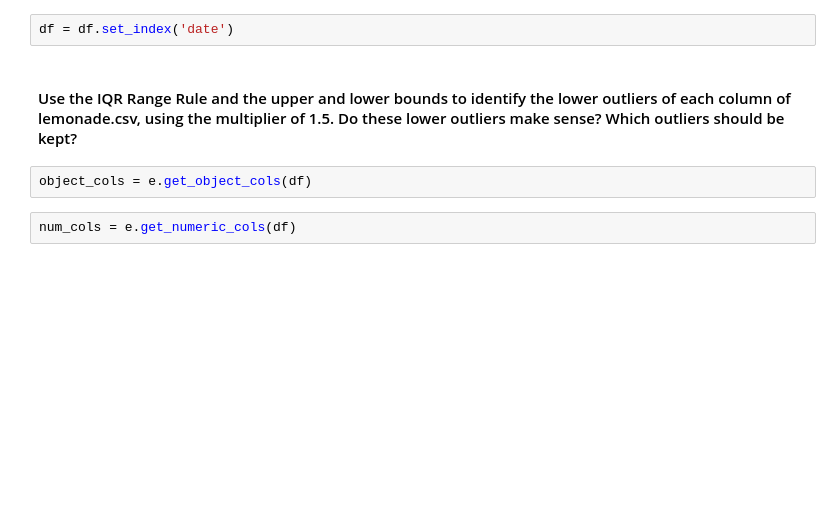
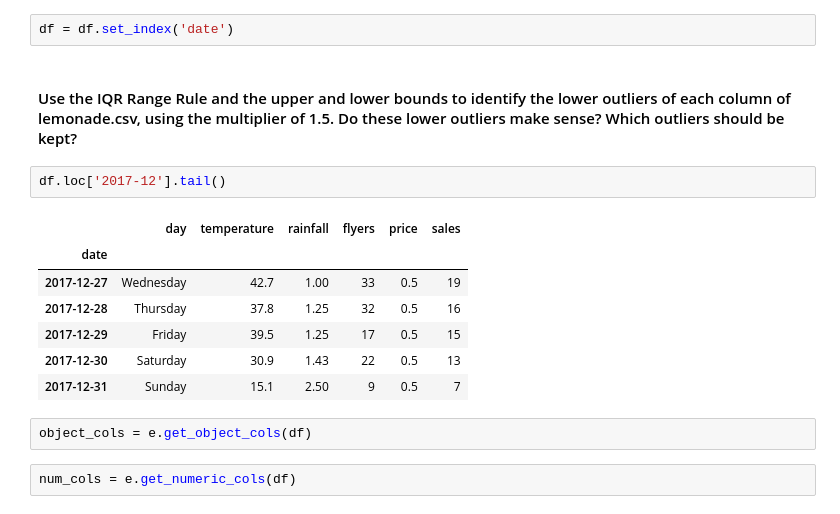
Before and after one commit to rosendo-lugo/anomaly-detection-exercises, a Jupyter notebook: continuous_probabilistic_methods.ipynb, the cells around one changed output. Cells and saved outputs as stored; diff of their text form; blank space fills up the shorter version.

```diff
--- a/continuous_probabilistic_methods.ipynb
+++ b/continuous_probabilistic_methods.ipynb
@@ -70,6 +70,16 @@ df.date = df.date.astype('datetime64')
 df = df.set_index('date')
 # %% [markdown]
 #### Use the IQR Range Rule and the upper and lower bounds to identify the lower outliers of each column of lemonade.csv, using the multiplier of 1.5. Do these lower outliers make sense? Which outliers should be kept?
+# %%
+df.loc['2017-12'].tail()
+# %% [output]
+|  | day | temperature | rainfall | flyers | price | sales |
+| date |  |  |  |  |  |  |
+| 2017-12-27 | Wednesday | 42.7 | 1.00 | 33 | 0.5 | 19 |
+| 2017-12-28 | Thursday | 37.8 | 1.25 | 32 | 0.5 | 16 |
+| 2017-12-29 | Friday | 39.5 | 1.25 | 17 | 0.5 | 15 |
+| 2017-12-30 | Saturday | 30.9 | 1.43 | 22 | 0.5 | 13 |
+| 2017-12-31 | Sunday | 15.1 | 2.50 | 9 | 0.5 | 7 |
 # %%
 object_cols = e.get_object_cols(df)
 # %%
```
Also changed, not shown: parts of 15 cells of this notebook, 3 other files.
